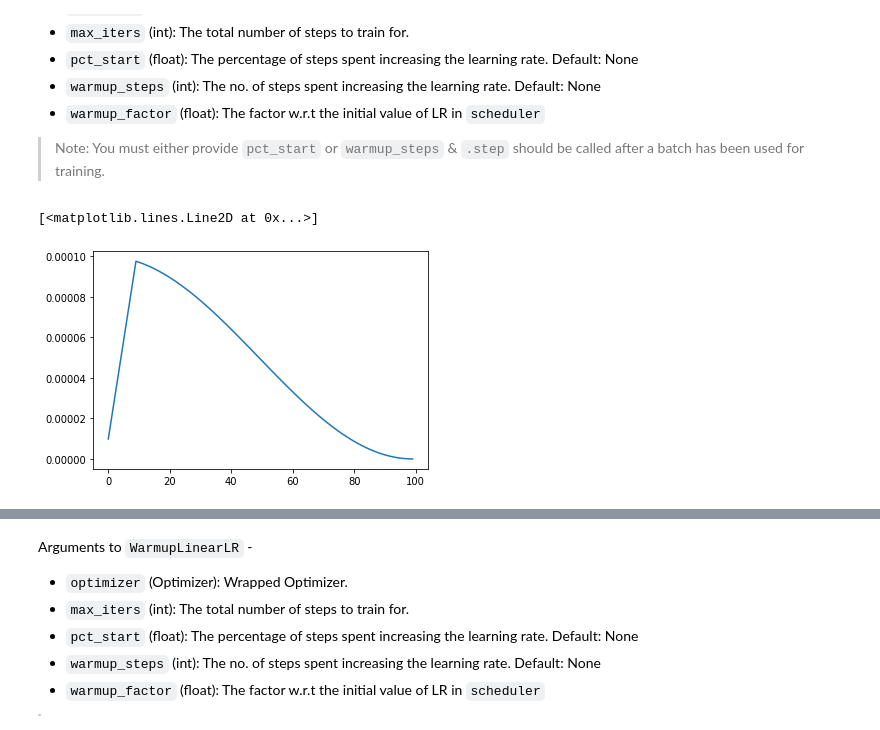
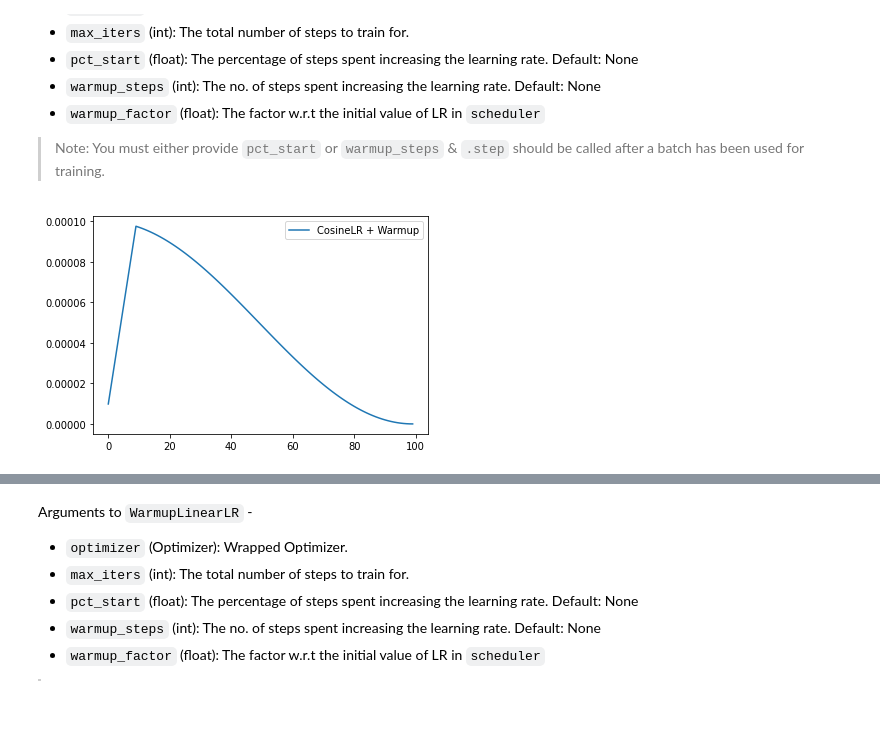
Before and after one commit to benihime91/gale, a Jupyter notebook: nbs/02a_core.nn.optim.lr_schedulers.ipynb, the cells around one changed output, grey strips where cells are left out. Cells and saved outputs as stored; diff of their text form; code cells hidden in the pictures.

```diff
--- a/nbs/02a_core.nn.optim.lr_schedulers.ipynb
+++ b/nbs/02a_core.nn.optim.lr_schedulers.ipynb
@@ -123,10 +117,12 @@ class LRMultiplier(torch.optim.lr_scheduler._LRScheduler):
 [interactive output not drawn]
 # %%
 # export
-# @SCHEDULER_REGISTRY.register()
 def CosineLR(
-    optim: Optimizer, max_iters: int, start_value: int = 1, end_value: int = 0
-):
+    optim: Optimizer,
+    max_iters: int,
+    start_value: int = 1,
+    end_value: int = 0,
+) -> torch.optim.lr_scheduler._LRScheduler:
     """
     Cosine decay or cosine warmup schedules based on start and end values.
     These values are relative to the values of your LR's.
@@ -158,7 +153,11 @@ plt.legend()
 # %%
 # export
 # @SCHEDULER_REGISTRY.register()
-def FlatCosScheduler(optimizer: Optimizer, pct_start: float, max_iters: int):
+def FlatCosScheduler(
+    optimizer: Optimizer,
+    pct_start: float,
+    max_iters: int,
+) -> torch.optim.lr_scheduler._LRScheduler:
     """
     Schedule the LearningRate at flat `lr` for `pct_start` of `max_iters` before cosine annealing.
     This scheduler is meant to be called after a batch has been used for training.
@@ -245,7 +243,7 @@ def WarmupCosineLR(
     pct_start: Optional[float] = None,
     warmup_steps: Optional[int] = None,
     warmup_factor: float = (1.0 / 1000),
-):
+) -> torch.optim.lr_scheduler._LRScheduler:
     """
     Linearly increase `lr` for `pct_start` or `warmup_steps` before cosine annealing from
     `pct_start` or `warmup_steps`.
@@ -293,20 +291,20 @@ Arguments to `WarmupCosineLR` -
 
 > Note: You must either provide `pct_start` or `warmup_steps` & `.step` should be called after a batch has been used for training.
 # %%
-lr = []
+lr1 = []
 
 scheduler = WarmupCosineLR(optim, pct_start=0.1, max_iters=max_steps)
 
 for _ in range(epoch):
     for _ in range(batch_nb):
         optim.step()
         scheduler.step()
-        lr.append(scheduler.get_lr())
+        lr1.append(scheduler.get_lr())
 
-plt.plot(lr)
+plt.plot(lr1, label="CosineLR + Warmup")
+plt.legend()
 # %% [output]
-[<matplotlib.lines.Line2D at 0x...>]
-[figure, old version]
+[figure, new version]
 [interactive output not drawn]
 # %%
 # export
```
Also changed, not shown: parts of 11 cells of this notebook, 37 other files.
